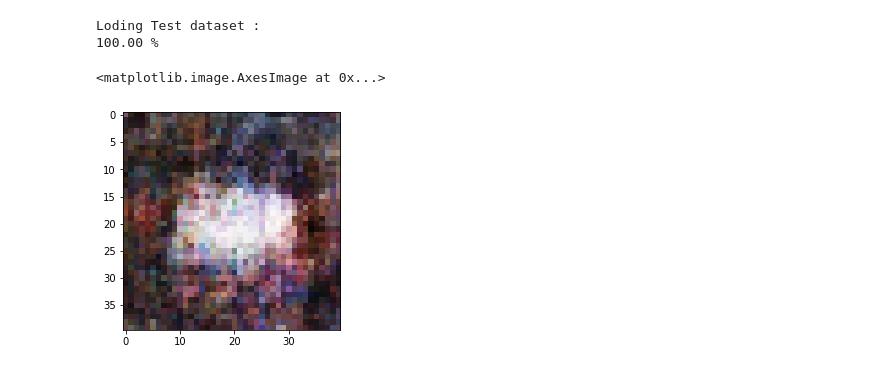
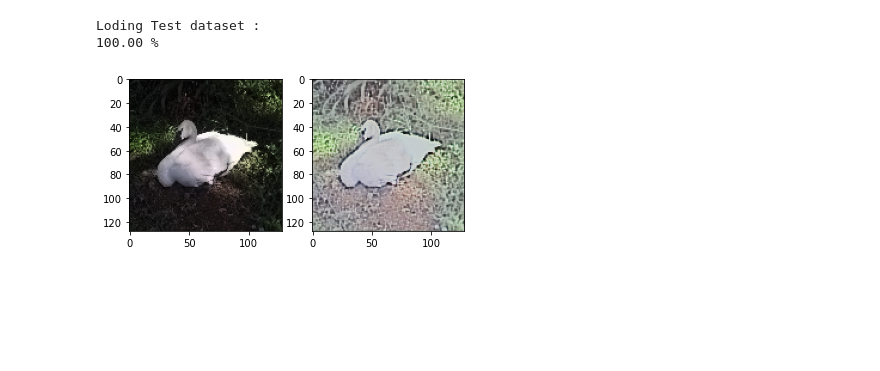
Before and after one commit to Apurva-04/ImageProcessing-ML, a Jupyter notebook: model_result.ipynb, the cells around one changed output. Drawn from its saved outputs; the diff is of its cells as text; code cells hidden in the pictures; blank space fills up the shorter version.

```diff
--- a/model_result.ipynb
+++ b/model_result.ipynb
@@ -5,6 +6,8 @@ import keras
 from keras.preprocessing.image import ImageDataGenerator,load_img,img_to_array
 from keras.models import Sequential
 from keras.layers import Conv2D,MaxPooling2D,UpSampling2D,Flatten,Dropout,Dense,BatchNormalization
+# %%
+model=keras.models.load_model('models/ref/ref_cnn.h5')
 # %%
 import os
 
@@ -18,7 +21,7 @@ i=0;
 for img in os.listdir(path_test_low):
     img_low_path=os.path.join(path_test_low, img)
 
-    img_low=load_img(img_low_path, target_size=(40, 40))
+    img_low=load_img(img_low_path, target_size=(128, 128))
     img_low=img_to_array(img_low)/255.
 
     i=i+1
@@ -30,10 +33,13 @@ x_test=np.array(x_test, dtype="float32")
 # %% [output]
 Loding Test dataset :
 100.00 %
-# %%
-model=keras.models.load_model('models/ref/ref_cnn1_mod.h5')
-# %%
-plt.imshow(model.predict(x_test)[9])
-# %% [output]
-<matplotlib.image.AxesImage at 0x...>
-[figure, removed]
+# %%
+fig=plt.figure();
+
+def check_result(n):
+    fig.add_subplot(1,2,1).imshow(x_test[n])
+    fig.add_subplot(1,2,2).imshow(model.predict(x_test)[n])
+
+check_result(9);
+# %% [output]
+[figure, added]
```
Also changed, not shown: parts of 1 cell of this notebook, 4 other files.
